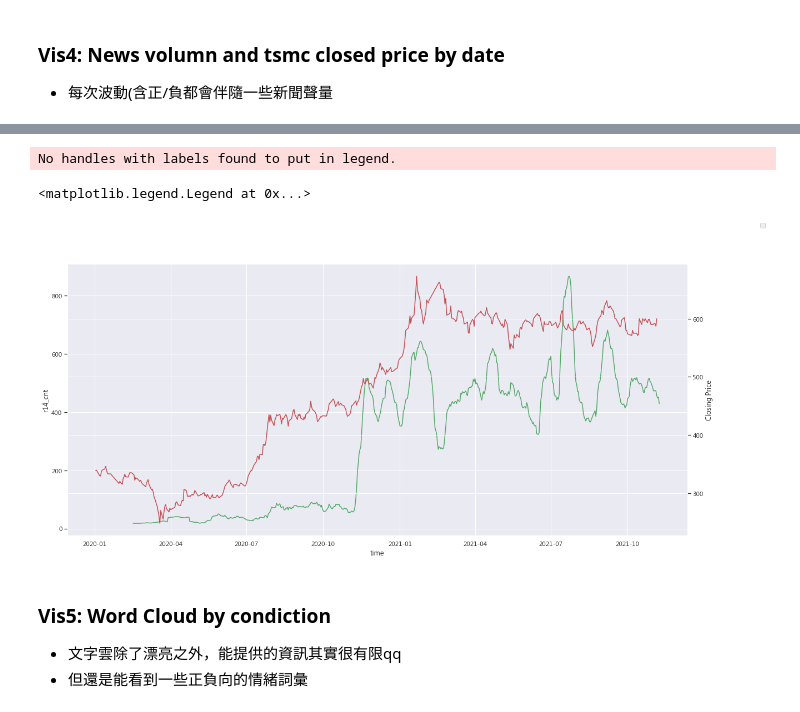
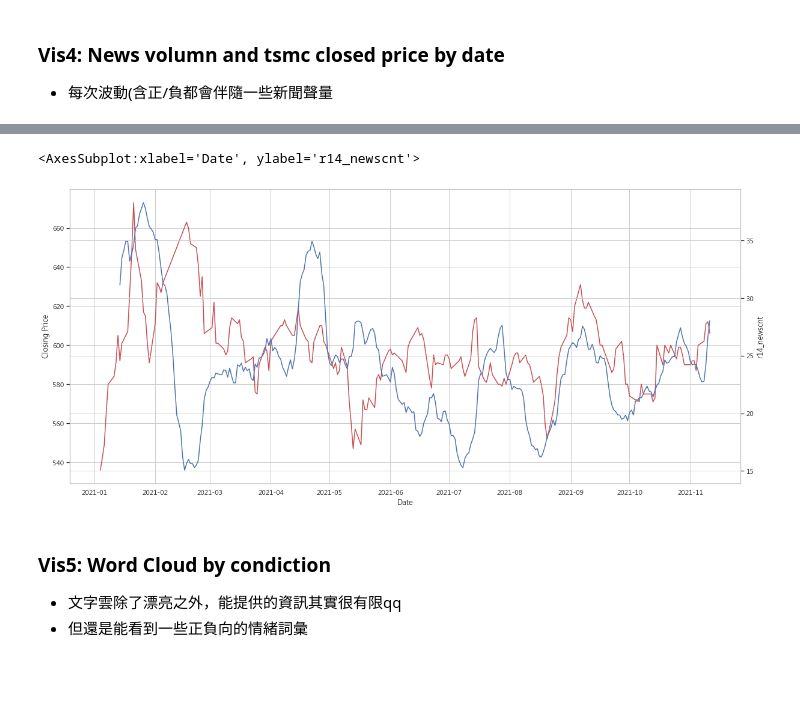
Before and after one commit to tlyu0419/DYU_TextMining, a Jupyter notebook: TM_Workshop.ipynb, the cells around one changed output, grey strips where cells are left out. Cells and saved outputs as stored; diff of their text form; code cells hidden in the pictures; blank space fills up the shorter version.

Commit message:
update data

```diff
--- a/TM_Workshop.ipynb
+++ b/TM_Workshop.ipynb
@@ -231,7 +246,7 @@ df.to_pickle('twse_2330.pkl')
 # %% [markdown]
 ### Vis1: udnnews counts by category
 # %%
-udnnews = pd.read_pickle('./udnnews.pkl')
-udnnews.head(3)
+news = pd.read_pickle('./udnnews.pkl')
+news.head(3)
 # %% [output]
 |  | url | titleLink | title | paragraph | cateLink | cateTitle | time |
@@ -265,11 +280,10 @@ udnnews.head(3)
 # %%
-plotdf1 = udnnews.groupby('Date').size().reset_index(name='cnt')
-plotdf1['Date'] = plotdf1['Date'].apply(lambda x: datetime.datetime.strptime(x, '%Y-%m-%d'))
-
-plotdf1['r14_newscnt'] = plotdf1['cnt'].rolling(window=14).mean()
-
-# plotdf1['newscnt_minus_r14cnt'] = plotdf1['cnt'] - plotdf1['r14_newscnt']
+plotdf1 = news.groupby('Date').size().reset_index(name='Newscnt')
+plotdf1['r14_newscnt'] = plotdf1['Newscnt'].rolling(window=14).mean()
+plotdf1 = plotdf1.melt(id_vars='Date',
+                       value_vars=['Newscnt', 'r14_newscnt'],
+                       var_name='Type',
+                       value_name='Cnt')
 plt.figure(figsize=(16,6))
-sns.lineplot(x='Date', y='cnt', data=plotdf1)
-sns.lineplot(x='Date', y='r14_newscnt', data=plotdf1)
+sns.lineplot(x='Date', y='Cnt', data=plotdf1, hue='Type')
 # %% [output]
@@ -278,4 +292,4 @@ sns.lineplot(x='Date', y='r14_newscnt', data=plotdf1)
 # %%
-plotdf1['r3_cnt'] = plotdf1['cnt'].rolling(window=3).sum()
-plotdf1.loc[:,['Date', 'cnt', 'r3_cnt']].head(10)
+plotdf1['r3_cnt'] = plotdf1['Cnt'].rolling(window=3).sum()
+plotdf1.loc[:,['Date', 'Cnt', 'r3_cnt']].head(10)
 # %% [output]
@@ -300,10 +314,10 @@ tsmc['Date'] = tsmc['Date'].apply(lambda x: datetime.datetime.strptime(x, '%Y/%m
 tsmc['Closing Price'] = tsmc['Closing Price'].apply(lambda x: float(x))
 tsmc['r14_ClosingPrice'] = tsmc['Closing Price'].rolling(window=14).mean()
 
-tsmc = tsmc.loc[tsmc['Date'].apply(lambda x: x >= '2020-01-01')]
+tsmc = tsmc.loc[tsmc['Date'].apply(lambda x: x >= '2021-01-01')]
 tsmc['Date'] = tsmc['Date'].apply(lambda x: datetime.datetime.strptime(x, '%Y-%m-%d'))
 
+plotdf2 = tsmc.melt(id_vars='Date',value_vars=['Closing Price', 'r14_ClosingPrice'], var_name='Type', value_name='Price')
 plt.figure(figsize=(16,6))
-sns.lineplot(x='Date', y='Closing Price', data=tsmc)
-sns.lineplot(x='Date', y='r14_ClosingPrice', data=tsmc)
+sns.lineplot(x='Date', y='Price', data=plotdf2, hue='Type')
 # %% [output]
@@ -345,13 +343,15 @@ tsmc
 # %%
 plt.figure(figsize=(20,9))
-ax = sns.lineplot(x='time', y='r14_cnt', data=plotdf1, color="g" )
+ax = sns.lineplot(x='Date', y='Closing Price', data=tsmc, color="r" )
 ax2 = ax.twinx()
-sns.lineplot(x='Date', y='Closing Price', data=tsmc, ax=ax2, color="r" )
-ax.figure.legend()
+sns.lineplot(x='Date',
+             y='r14_newscnt',
+             data=plotdf1.pivot(index='Date', columns='Type', values='Cnt'),
+             ax=ax2,
+             color="b")
 # %% [output]
-No handles with labels found to put in legend.
+<AxesSubplot:xlabel='Date', ylabel='r14_newscnt'>
-<matplotlib.legend.Legend at 0x...>
-[figure, old version]
+[figure, new version]
 # %% [markdown]
 ### Vis5: Word Cloud by condiction
 - 文字雲除了漂亮之外，能提供的資訊其實很有限qq
```
Also changed, not shown: parts of 57 cells of this notebook, 2 other files.
